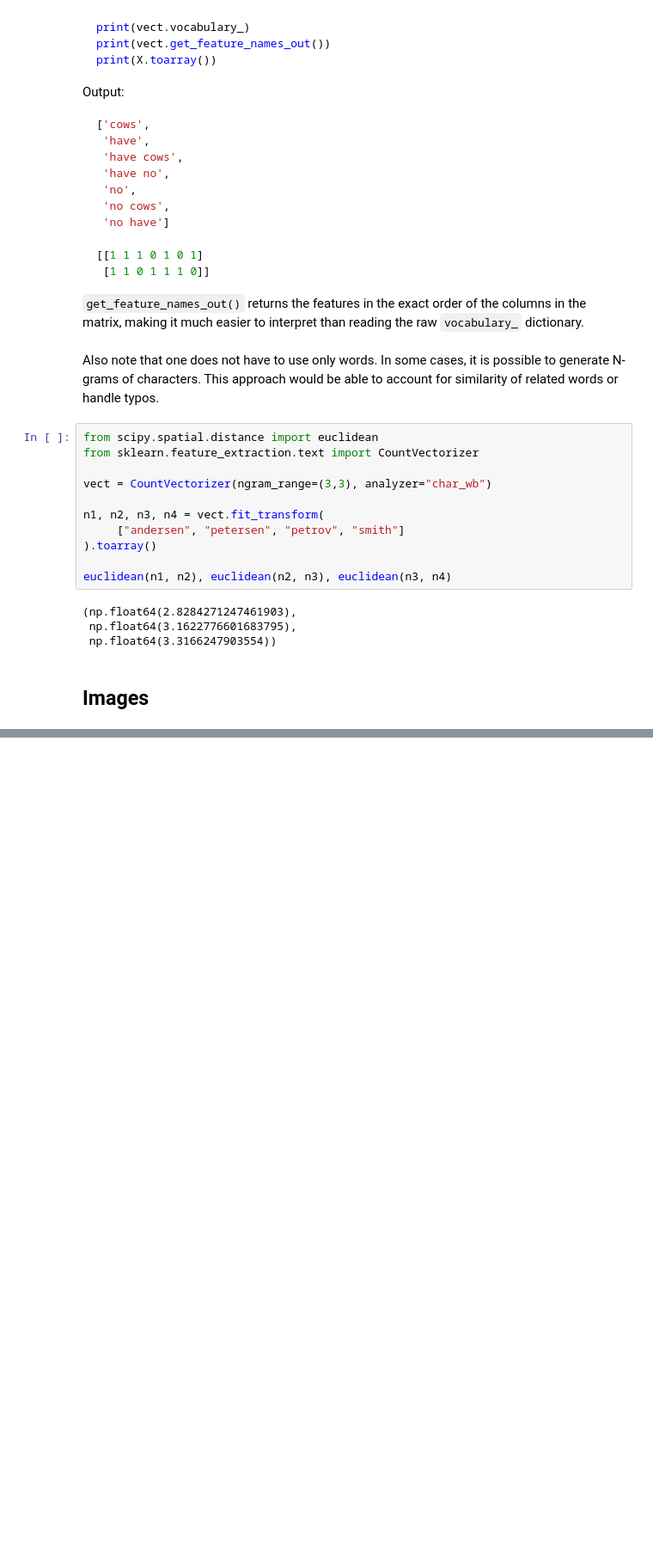
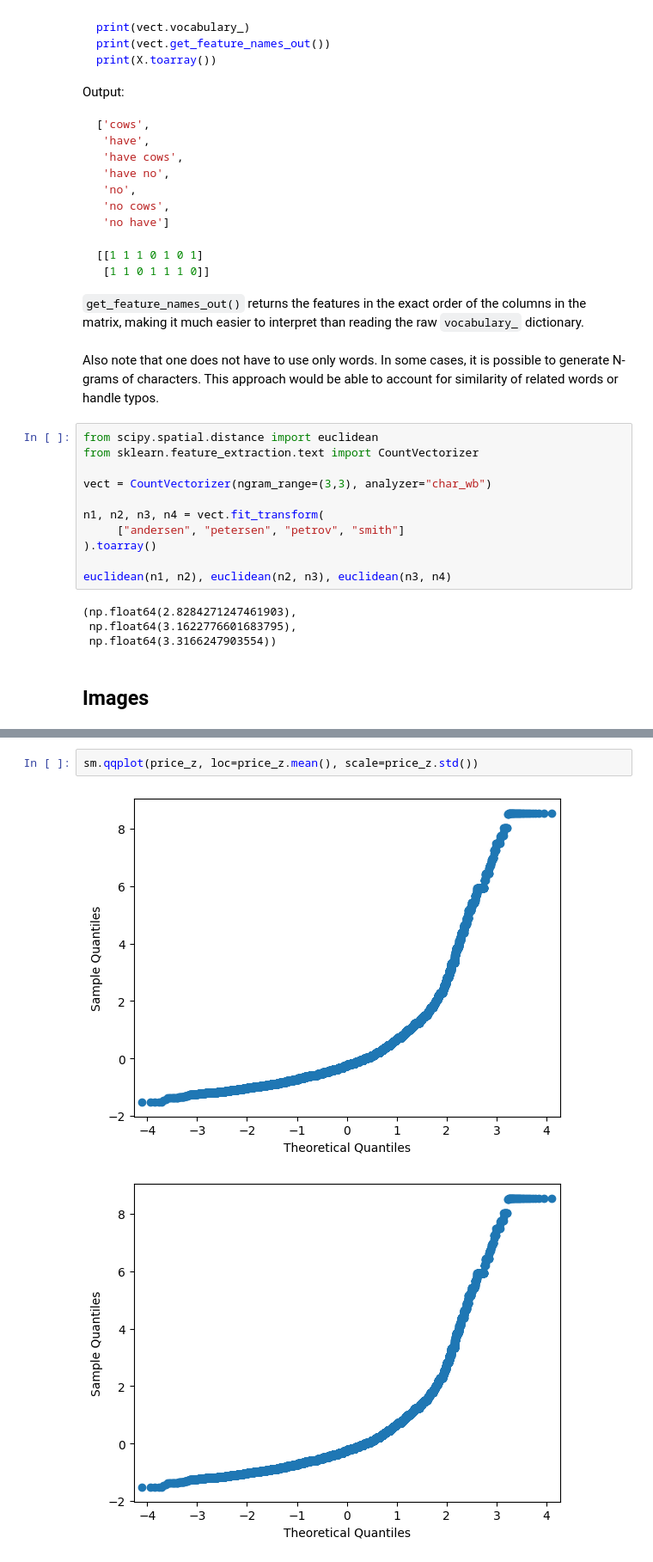
Before and after one commit to rahulrajesh131999/ai-ml-dl-journey, a Jupyter notebook: topic6/feature_engineering&feature_selection.ipynb, the cells around one changed output, grey strips where cells are left out. Shown at 86% size. Saved outputs shown, nothing was run; the diff lists cells and outputs as text; blank space fills up the shorter version.

```diff
--- a/topic6/feature_engineering&feature_selection.ipynb
+++ b/topic6/feature_engineering&feature_selection.ipynb
@@ -535,0 +771,5 @@ euclidean(n1, n2), euclidean(n2, n3), euclidean(n3, n4)
+# %%
+sm.qqplot(price_z, loc=price_z.mean(), scale=price_z.std())
+# %% [output]
+[figure, added]
+[figure, added]
```
Also changed, not shown: parts of 61 cells of this notebook, 4 other files.
